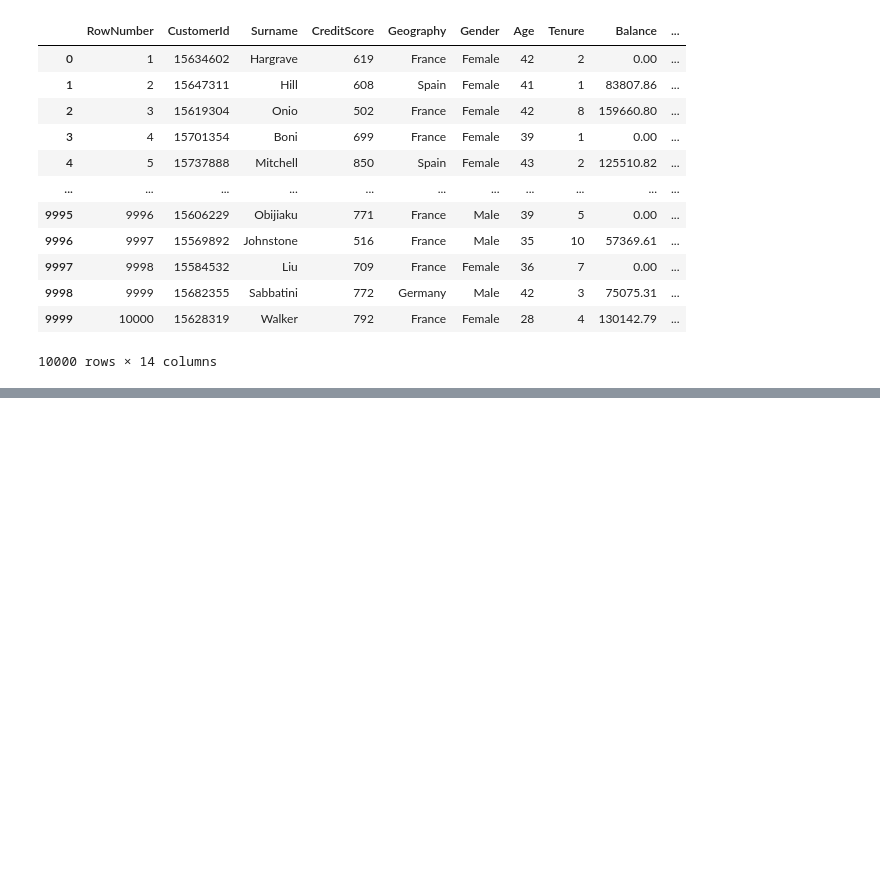
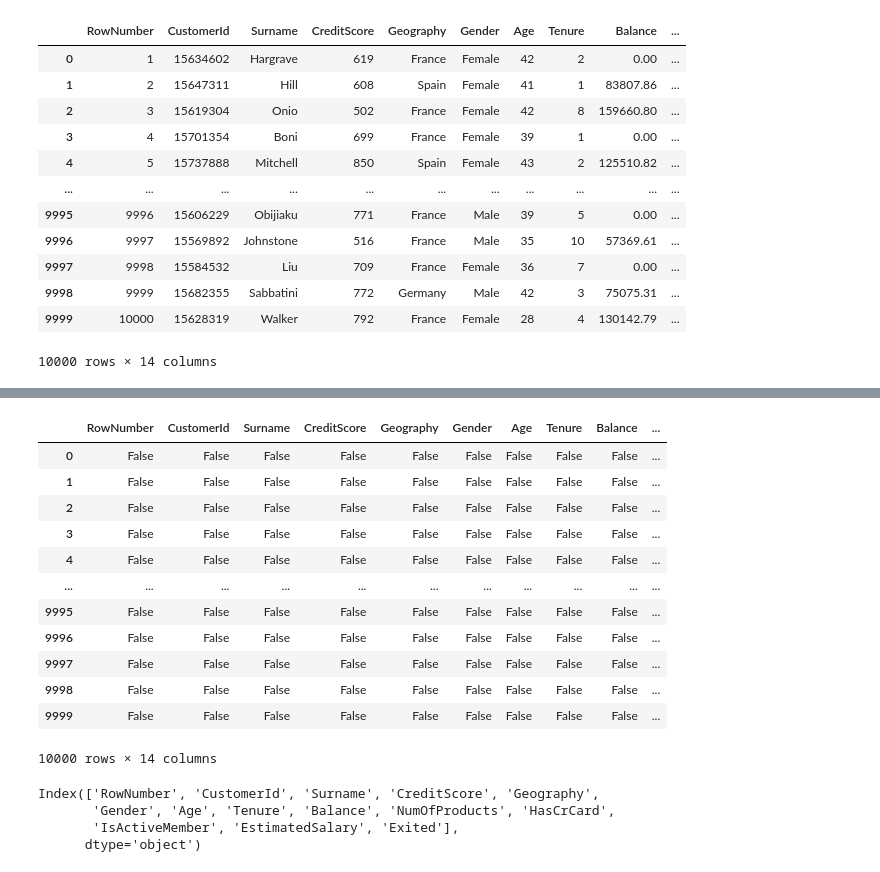
Before and after one commit to manishgurungxon/MachineLearningPy, a Jupyter notebook: MachineLearningDataFrameExportImportipynb.ipynb, the cells around one changed output, grey strips where cells are left out. Drawn from its saved outputs; the diff is of its cells as text; code cells hidden in the pictures; blank space fills up the shorter version.

```diff
--- a/MachineLearningDataFrameExportImportipynb.ipynb
+++ b/MachineLearningDataFrameExportImportipynb.ipynb
@@ -199,0 +314,25 @@ Mounted at /content/drive
+# %%
+# check whether the data has null values
+churn_df.isnull()
+# %% [output]
+|  | RowNumber | CustomerId | Surname | CreditScore | Geography | Gender | Age | Tenure | Balance | ... |
+| 0 | False | False | False | False | False | False | False | False | False | ... |
+| 1 | False | False | False | False | False | False | False | False | False | ... |
+| 2 | False | False | False | False | False | False | False | False | False | ... |
+| 3 | False | False | False | False | False | False | False | False | False | ... |
+| 4 | False | False | False | False | False | False | False | False | False | ... |
+| ... | ... | ... | ... | ... | ... | ... | ... | ... | ... | ... |
+| 9995 | False | False | False | False | False | False | False | False | False | ... |
+| 9996 | False | False | False | False | False | False | False | False | False | ... |
+| 9997 | False | False | False | False | False | False | False | False | False | ... |
+| 9998 | False | False | False | False | False | False | False | False | False | ... |
+| 9999 | False | False | False | False | False | False | False | False | False | ... |
+10000 rows × 14 columns
+# %%
+#return all the column headings
+churn_df.columns
+# %% [output]
+Index(['RowNumber', 'CustomerId', 'Surname', 'CreditScore', 'Geography',
+       'Gender', 'Age', 'Tenure', 'Balance', 'NumOfProducts', 'HasCrCard',
+       'IsActiveMember', 'EstimatedSalary', 'Exited'],
+      dtype='object')
```
Also changed, not shown: parts of 11 cells of this notebook.
